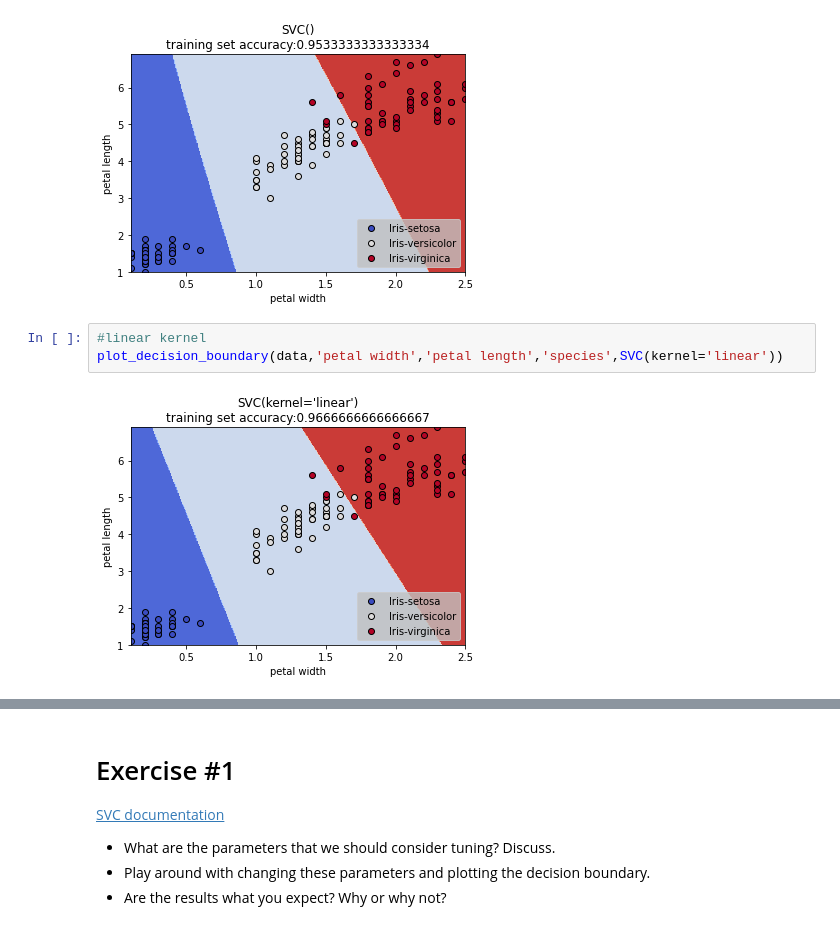
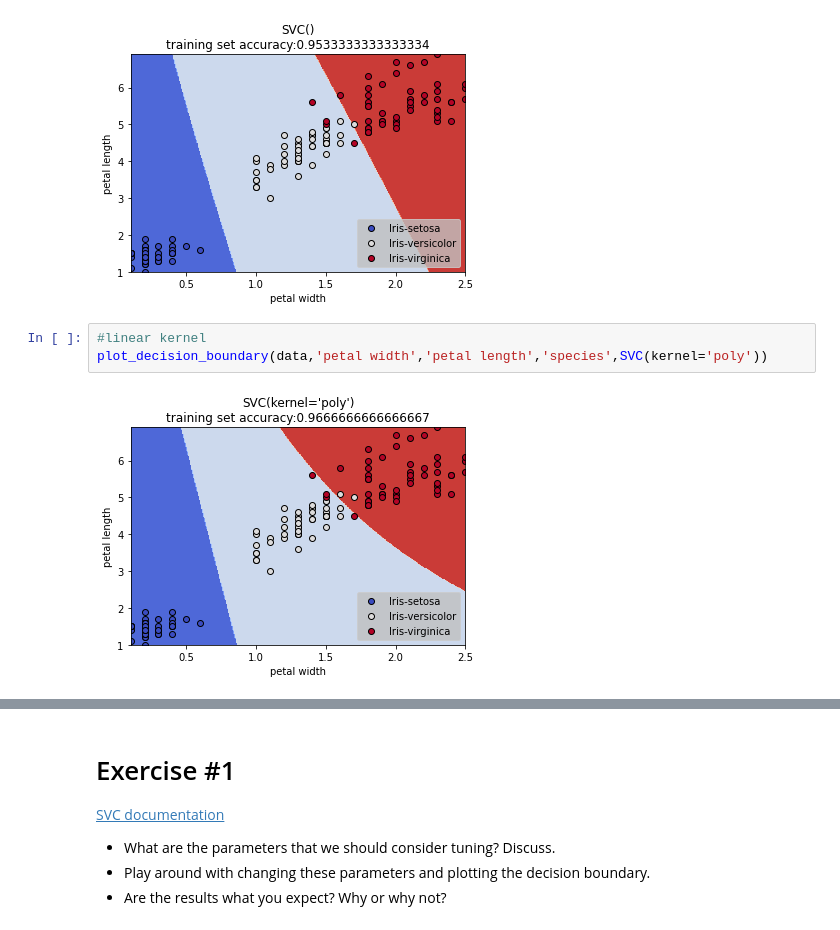
Before and after one commit to urness/CS167Code, a Jupyter notebook: Day_15_Notes_SVM.ipynb, the cells around one changed output, grey strips where cells are left out. Drawn from its saved outputs; the diff is of its cells as text.

```diff
--- a/Day_15_Notes_SVM.ipynb
+++ b/Day_15_Notes_SVM.ipynb
@@ -104,6 +104,6 @@ plot_decision_boundary(data,'petal width','petal length','species',SVC())
 [figure]
 # %%
 #linear kernel
-plot_decision_boundary(data,'petal width','petal length','species',SVC(kernel='linear'))
+plot_decision_boundary(data,'petal width','petal length','species',SVC(kernel='poly'))
 # %% [output]
-[figure, old version]
+[figure, new version]
```
Also changed, not shown: parts of 3 cells of this notebook.
